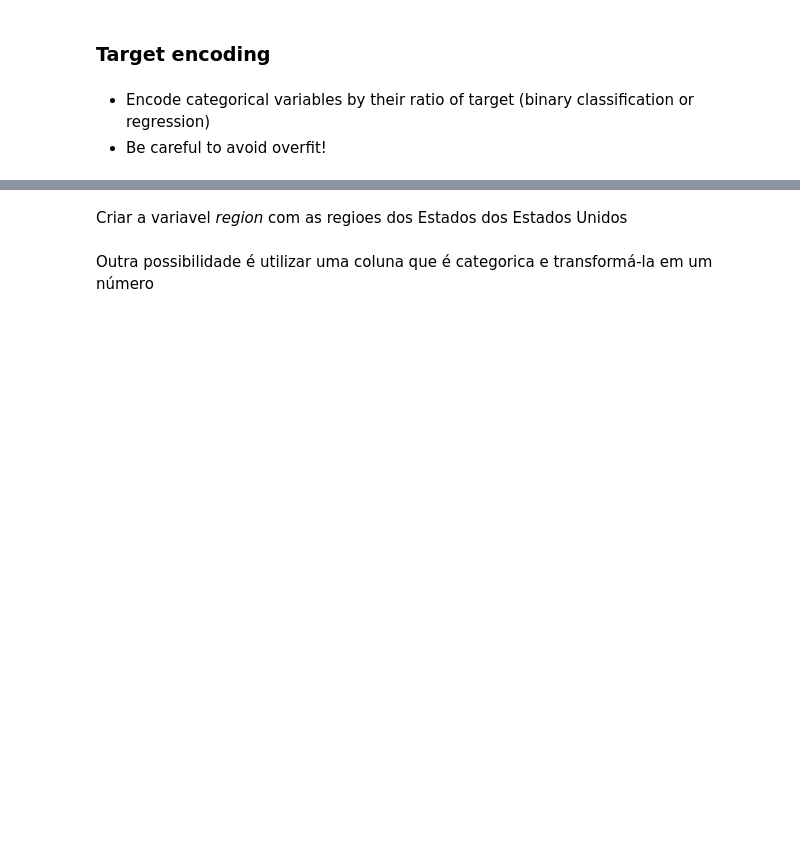
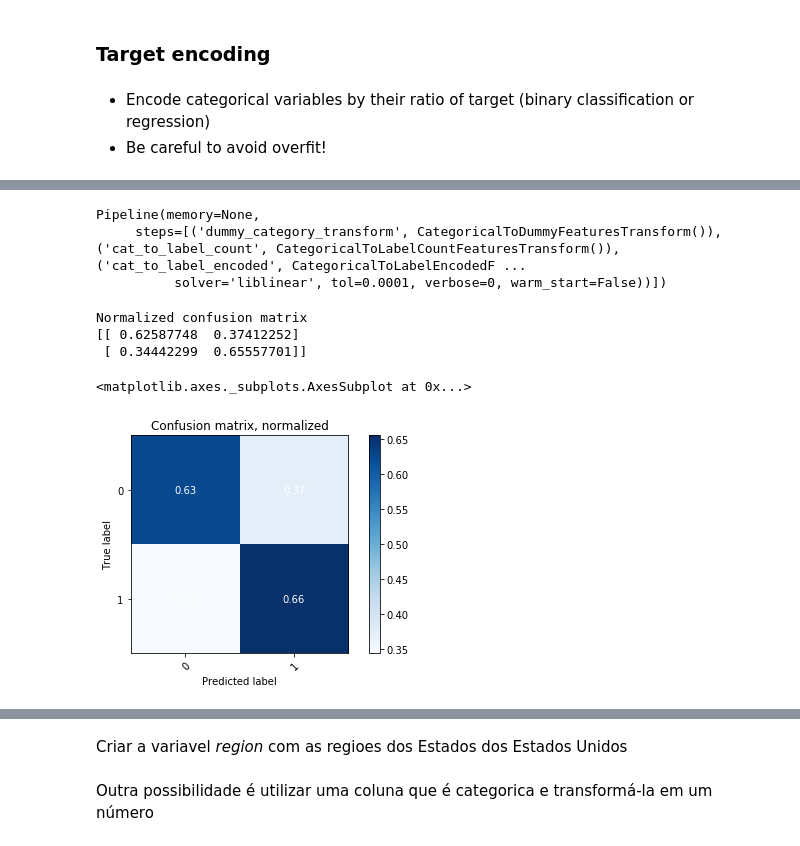
Before and after one commit to bahbbc/presentations, a Jupyter notebook: classes/feat_engineering/FeatEngineering.ipynb, the cells around one changed output, grey strips where cells are left out. Cells and saved outputs as stored; diff of their text form; code cells hidden in the pictures; blank space fills up the shorter version.

```diff
--- a/classes/feat_engineering/FeatEngineering.ipynb
+++ b/classes/feat_engineering/FeatEngineering.ipynb
@@ -351,0 +474,14 @@ cat_df.purpose.value_counts()
+# %%
+class CategoricalToTargetEncondingFeaturesTransform(BaseEstimator, TransformerMixin):
+    """ Classe de Feature Transformer que transforma labels na representação Dummy.
+        Esse imputer mantém a entrada X como um DataFrame em vez de transformar em numpy.array.
+    """
+
+    def fit(self, X, y=None, **fit_params):
+        return self
+
+    def transform(self, X):
+        target_prop = dict(X.purpose.value_counts(normalize=True))
+        X = X.replace({"purpose": target_prop})
+
+        return X
@@ -355,0 +498,9 @@ cat_df.purpose.value_counts()
+# %%
+pipeline = Pipeline([
+    ("dummy_category_transform",   CategoricalToDummyFeaturesTransform()),
+    ("cat_to_label_count",         CategoricalToLabelCountFeaturesTransform()),
+    ("cat_to_label_encoded",       CategoricalToLabelEncodedFeaturesTransform()),
+    ("cat_to_targe_enconding",     CategoricalToTargetEncondingFeaturesTransform()),
+    ("zscore",                     StandardScaler()),
+    ("predictor",                  LogisticRegression(random_state=42, class_weight='balanced')),
+])
@@ -355,0 +509,21 @@ cat_df.purpose.value_counts()
+# %%
+# trainamento
+pipeline.fit(X_train, y_train)
+# %% [output]
+Pipeline(memory=None,
+     steps=[('dummy_category_transform', CategoricalToDummyFeaturesTransform()), ('cat_to_label_count', CategoricalToLabelCountFeaturesTransform()), ('cat_to_label_encoded', CategoricalToLabelEncodedF ...
+          solver='liblinear', tol=0.0001, verbose=0, warm_start=False))])
+# %%
+# avaliação do modelo na massa de teste
+y_true = y_train
+y_pred = pipeline.predict(X_train)
+y_pred_prob = pipeline.predict_proba(X_train)
+# %%
+plot_confusion_matrix(y_train, y_pred, normalize=True,
+                      title='Confusion matrix, normalized')
+# %% [output]
+Normalized confusion matrix
+[[ 0.62587748  0.37412252]
+ [ 0.34442299  0.65557701]]
+<matplotlib.axes._subplots.AxesSubplot at 0x...>
+[figure, added]
```
Also changed, not shown: parts of 32 cells of this notebook.
